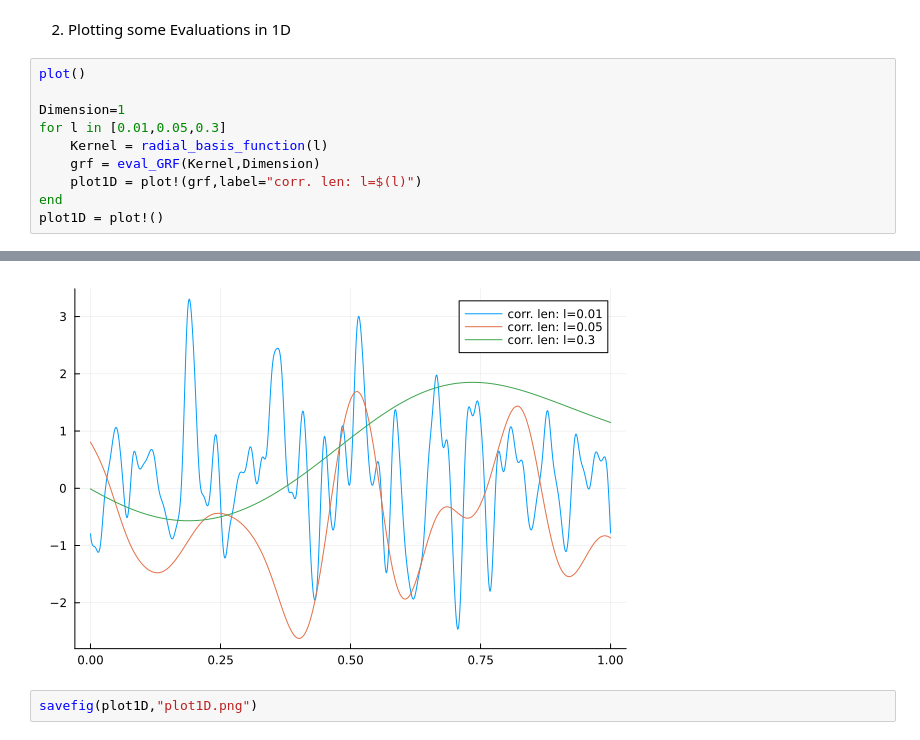
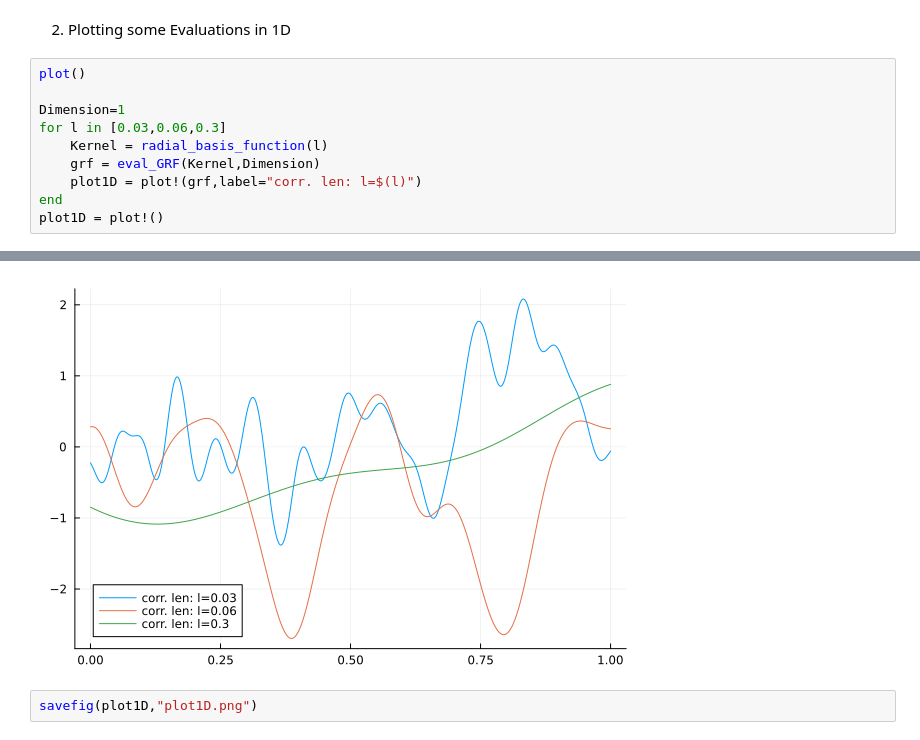
Before and after one commit to jan-spr/DeepOpLearn, a Jupyter notebook: GRFs for DeepONet - Demo.ipynb, the cells around one changed output, grey strips where cells are left out. Saved outputs shown, nothing was run; the diff lists cells and outputs as text.

```diff
--- a/GRFs for DeepONet - Demo.ipynb
+++ b/GRFs for DeepONet - Demo.ipynb
@@ -46,7 +61,7 @@ eval_GRF (generic function with 2 methods)
 plot()
 
 Dimension=1
-for l in [0.01,0.05,0.3]
+for l in [0.03,0.06,0.3]
     Kernel = radial_basis_function(l)
     grf = eval_GRF(Kernel,Dimension)
     plot1D = plot!(grf,label="corr. len: l=$(l)")
@@ -60,9 +75,9 @@ plot1D = plot!()
 │         approximated (ignoring all negative eigenvalues); increase padding if possible
 └ @ GaussianRandomFields C:\Users\jansp\.julia\packages\GaussianRandomFields\xrE65\src\generators\circulant_embedding.jl:93
 ┌ Warning: 2033 negative eigenvalues ≥ -2.729358229967086e-9 detected, Gaussian random field will be
 │         approximated (ignoring all negative eigenvalues); increase padding if possible
 └ @ GaussianRandomFields C:\Users\jansp\.julia\packages\GaussianRandomFields\xrE65\src\generators\circulant_embedding.jl:93
-[figure, old version]
+[figure, new version]
 # %%
 savefig(plot1D,"plot1D.png")
 # %% [output]
```
Also changed, not shown: parts of 5 cells of this notebook.
